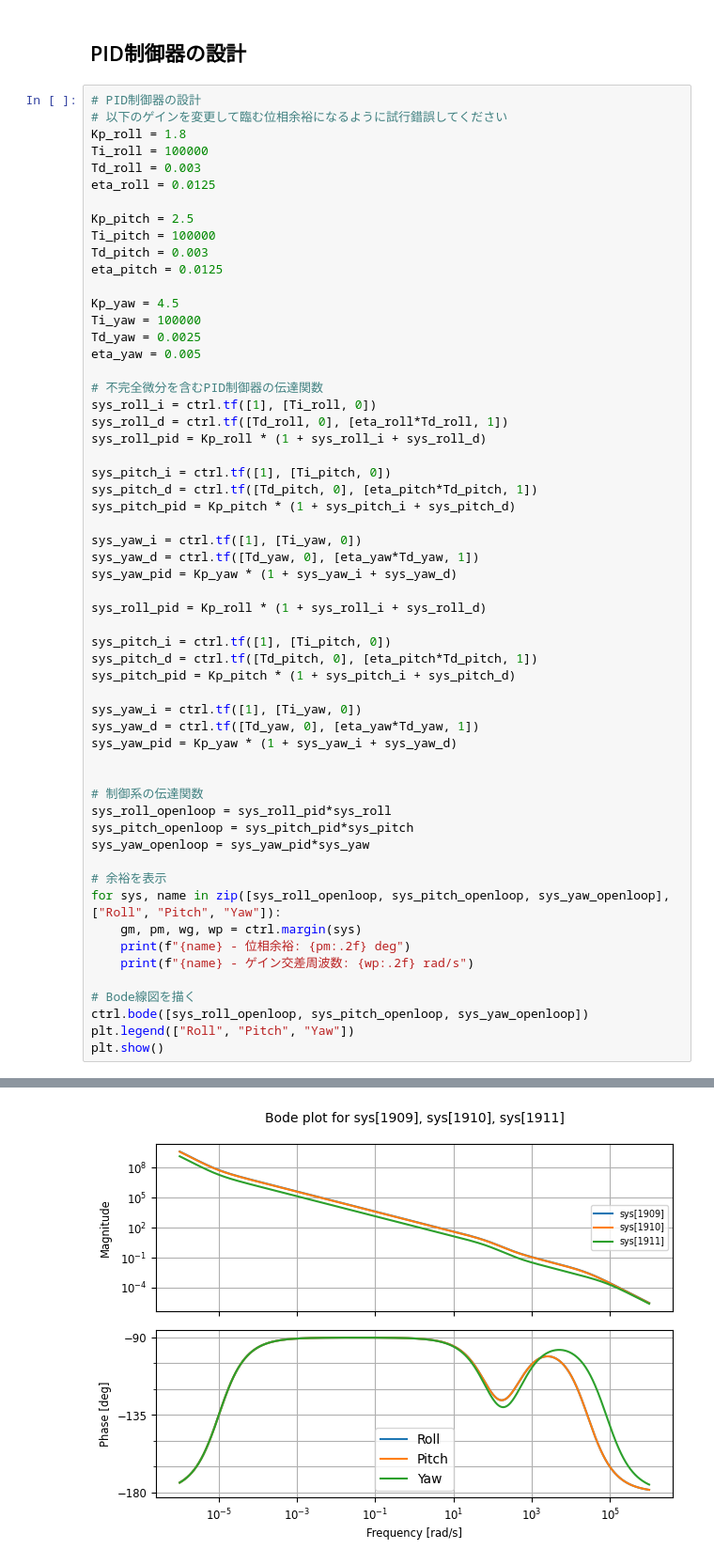
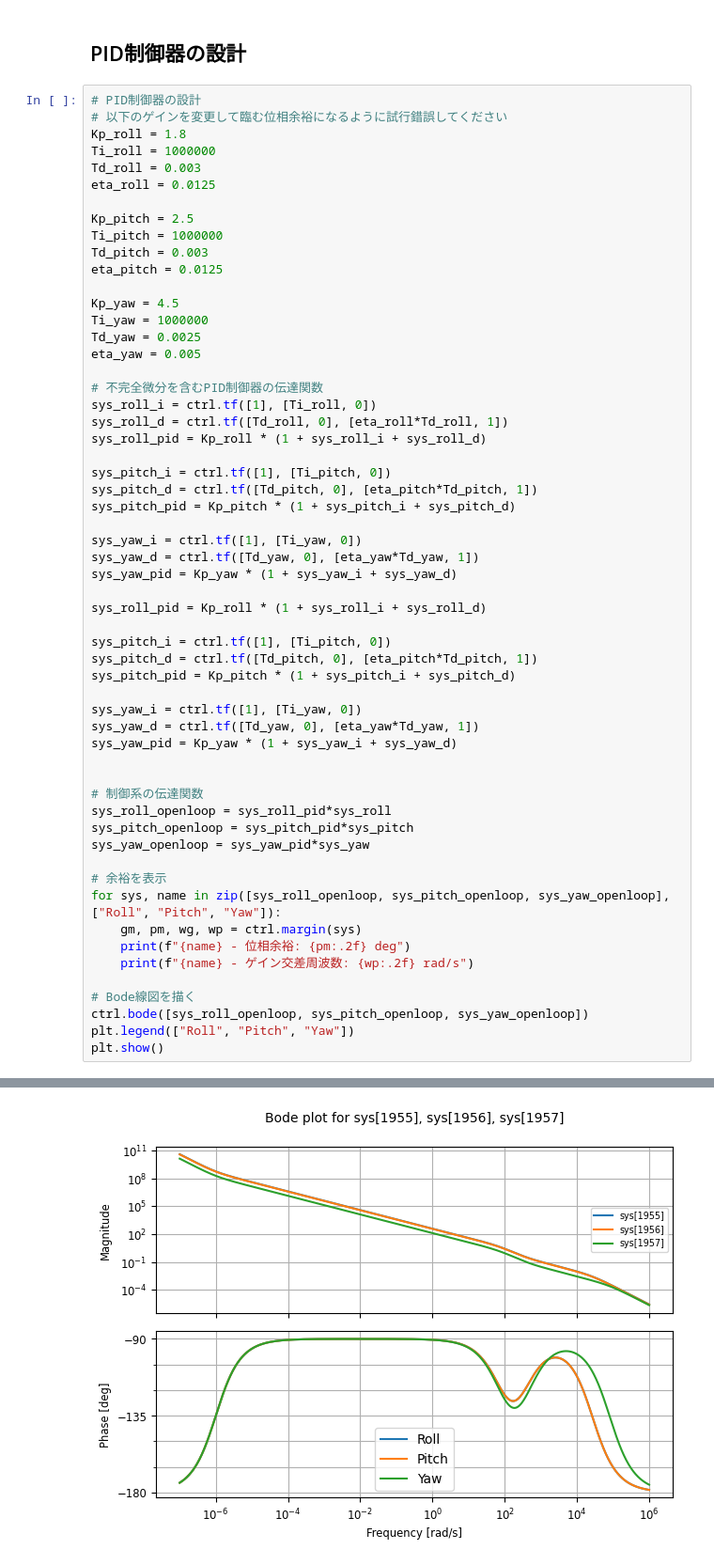
Before and after one commit to Akiden-san/Controller_desigen_exercise, a Jupyter notebook: python_control_practice.ipynb, the cells around one changed output, grey strips where cells are left out. Shown at 94% size. Drawn from its saved outputs; the diff is of its cells as text.

```diff
--- a/python_control_practice.ipynb
+++ b/python_control_practice.ipynb
@@ -199,17 +199,17 @@ Yaw - ゲイン交差周波数: 27.97 rad/s
 # PID制御器の設計
 # 以下のゲインを変更して臨む位相余裕になるように試行錯誤してください
 Kp_roll = 1.8
-Ti_roll = 100000
+Ti_roll = 1000000
 Td_roll = 0.003
 eta_roll = 0.0125
 
 Kp_pitch = 2.5
-Ti_pitch = 100000
+Ti_pitch = 1000000
 Td_pitch = 0.003
 eta_pitch = 0.0125
 
 Kp_yaw = 4.5
-Ti_yaw = 100000
+Ti_yaw = 1000000
 Td_yaw = 0.0025
 eta_yaw = 0.005
 
@@ -232,31 +232,31 @@ sys_pitch_i = ctrl.tf([1], [Ti_pitch, 0])
 sys_pitch_d = ctrl.tf([Td_pitch, 0], [eta_pitch*Td_pitch, 1])
 sys_pitch_pid = Kp_pitch * (1 + sys_pitch_i + sys_pitch_d)
 
 sys_yaw_i = ctrl.tf([1], [Ti_yaw, 0])
 sys_yaw_d = ctrl.tf([Td_yaw, 0], [eta_yaw*Td_yaw, 1])
 sys_yaw_pid = Kp_yaw * (1 + sys_yaw_i + sys_yaw_d)
 
 
 # 制御系の伝達関数
 sys_roll_openloop = sys_roll_pid*sys_roll
 sys_pitch_openloop = sys_pitch_pid*sys_pitch
 sys_yaw_openloop = sys_yaw_pid*sys_yaw
 
 # 余裕を表示
 for sys, name in zip([sys_roll_openloop, sys_pitch_openloop, sys_yaw_openloop],["Roll", "Pitch", "Yaw"]):
     gm, pm, wg, wp = ctrl.margin(sys)
     print(f"{name} - 位相余裕: {pm:.2f} deg")
     print(f"{name} - ゲイン交差周波数: {wp:.2f} rad/s")
 
 # Bode線図を描く
 ctrl.bode([sys_roll_openloop, sys_pitch_openloop, sys_yaw_openloop])
 plt.legend(["Roll", "Pitch", "Yaw"])
 plt.show()
 # %% [output]
 Roll - 位相余裕: 53.72 deg
 Roll - ゲイン交差周波数: 187.91 rad/s
 Pitch - 位相余裕: 53.65 deg
 Pitch - ゲイン交差周波数: 182.72 rad/s
 Yaw - 位相余裕: 55.73 deg
 Yaw - ゲイン交差周波数: 92.28 rad/s
-[figure, old version]
+[figure, new version]
```
